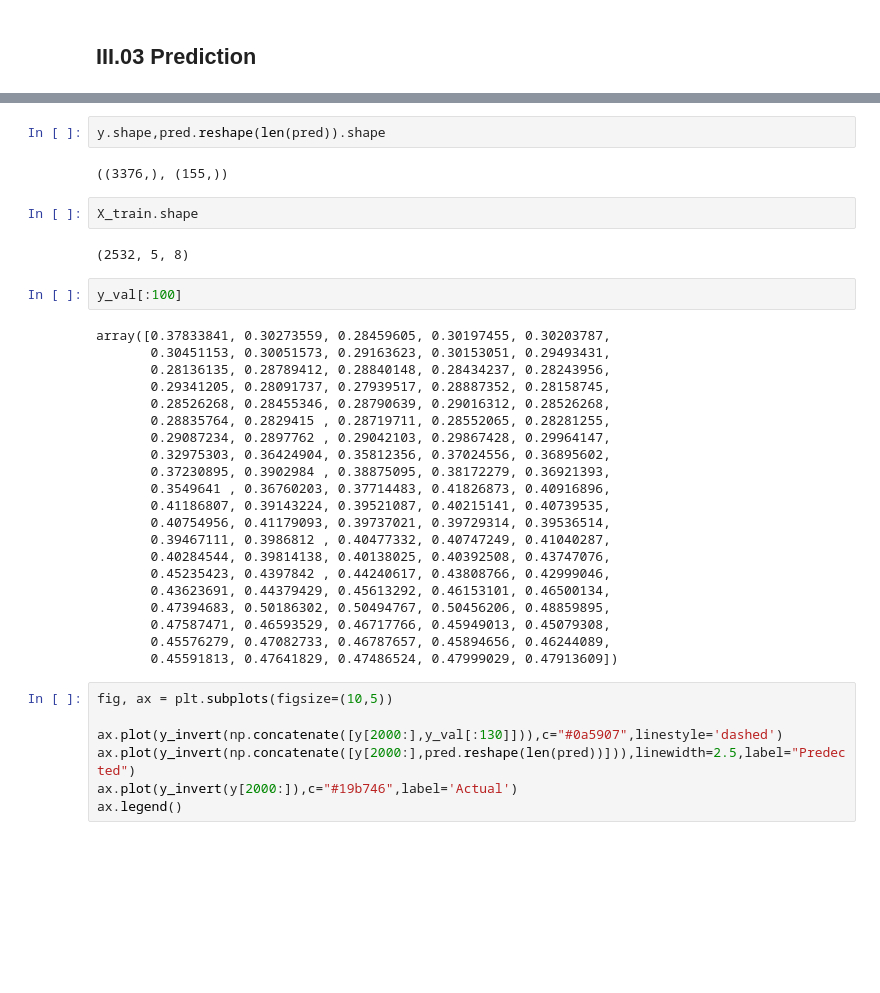
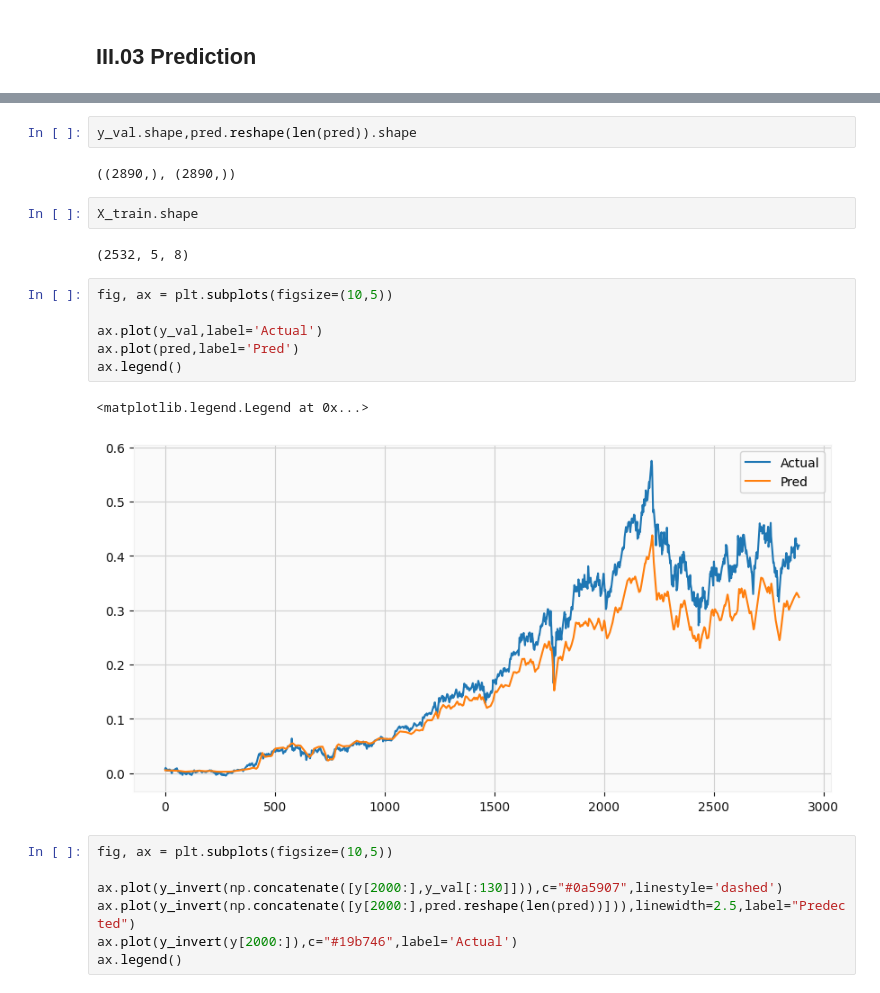
Before and after one commit to Ox03bb/Stock_Prices_Prediction, a Jupyter notebook: Stock_Prices_Prediction.ipynb, the cells around one changed output, grey strips where cells are left out. Saved outputs shown, nothing was run; the diff lists cells and outputs as text; blank space fills up the shorter version.

```diff
--- a/Stock_Prices_Prediction.ipynb
+++ b/Stock_Prices_Prediction.ipynb
@@ -456,34 +456,20 @@ pred =  model.predict(X_val)
 # %%
-y.shape,pred.reshape(len(pred)).shape
+y_val.shape,pred.reshape(len(pred)).shape
 # %% [output]
-((3376,), (155,))
+((2890,), (2890,))
 # %%
 X_train.shape
 # %% [output]
 (2532, 5, 8)
-# %%
-y_val[:100]
-# %% [output]
-array([0.37833841, 0.30273559, 0.28459605, 0.30197455, 0.30203787,
-       0.30451153, 0.30051573, 0.29163623, 0.30153051, 0.29493431,
-       0.28136135, 0.28789412, 0.28840148, 0.28434237, 0.28243956,
-       0.29341205, 0.28091737, 0.27939517, 0.28887352, 0.28158745,
-       0.28526268, 0.28455346, 0.28790639, 0.29016312, 0.28526268,
-       0.28835764, 0.2829415 , 0.28719711, 0.28552065, 0.28281255,
-       0.29087234, 0.2897762 , 0.29042103, 0.29867428, 0.29964147,
-       0.32975303, 0.36424904, 0.35812356, 0.37024556, 0.36895602,
-       0.37230895, 0.3902984 , 0.38875095, 0.38172279, 0.36921393,
-       0.3549641 , 0.36760203, 0.37714483, 0.41826873, 0.40916896,
-       0.41186807, 0.39143224, 0.39521087, 0.40215141, 0.40739535,
-       0.40754956, 0.41179093, 0.39737021, 0.39729314, 0.39536514,
-       0.39467111, 0.3986812 , 0.40477332, 0.40747249, 0.41040287,
-       0.40284544, 0.39814138, 0.40138025, 0.40392508, 0.43747076,
-       0.45235423, 0.4397842 , 0.44240617, 0.43808766, 0.42999046,
-       0.43623691, 0.44379429, 0.45613292, 0.46153101, 0.46500134,
-       0.47394683, 0.50186302, 0.50494767, 0.50456206, 0.48859895,
-       0.47587471, 0.46593529, 0.46717766, 0.45949013, 0.45079308,
-       0.45576279, 0.47082733, 0.46787657, 0.45894656, 0.46244089,
-       0.45591813, 0.47641829, 0.47486524, 0.47999029, 0.47913609])
+# %%
+fig, ax = plt.subplots(figsize=(10,5))
+
+ax.plot(y_val,label='Actual')
+ax.plot(pred,label='Pred')
+ax.legend()
+# %% [output]
+<matplotlib.legend.Legend at 0x...>
+[figure, added]
 # %%
 fig, ax = plt.subplots(figsize=(10,5))
 
```
Also changed, not shown: parts of 3 cells of this notebook.
